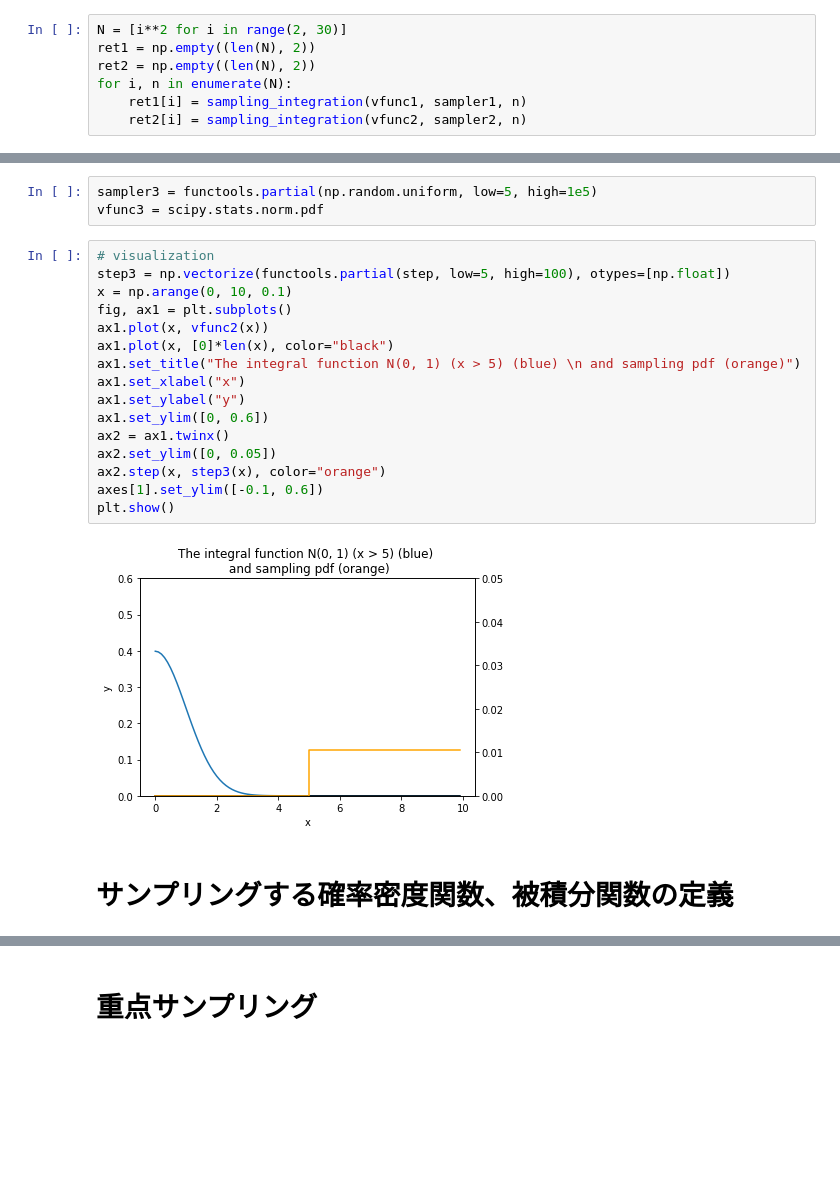
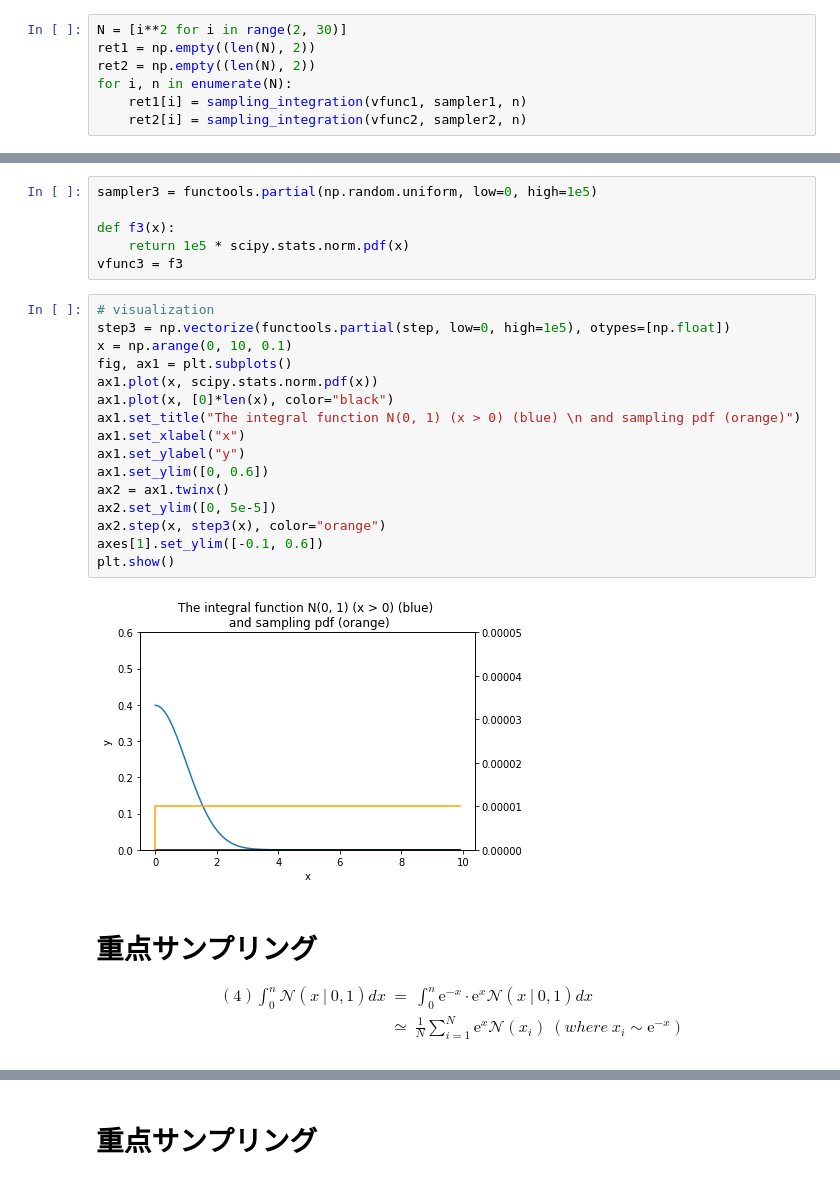
Before and after one commit to KitauraHiromi/work, a Jupyter notebook: jupyter/monte_carlo/importance_sampling.ipynb, the cells around one changed output, grey strips where cells are left out. Saved outputs shown, nothing was run; the diff lists cells and outputs as text; blank space fills up the shorter version.

```diff
--- a/jupyter/monte_carlo/importance_sampling.ipynb
+++ b/jupyter/monte_carlo/importance_sampling.ipynb
@@ -159,24 +157,32 @@ plt.show()
 # %%
-sampler3 = functools.partial(np.random.uniform, low=5, high=1e5)
-vfunc3 = scipy.stats.norm.pdf
+sampler3 = functools.partial(np.random.uniform, low=0, high=1e5)
+
+def f3(x):
+    return 1e5 * scipy.stats.norm.pdf(x)
+vfunc3 = f3
 # %%
 # visualization
-step3 = np.vectorize(functools.partial(step, low=5, high=100), otypes=[np.float])
+step3 = np.vectorize(functools.partial(step, low=0, high=1e5), otypes=[np.float])
 x = np.arange(0, 10, 0.1)
 fig, ax1 = plt.subplots()
-ax1.plot(x, vfunc2(x))
+ax1.plot(x, scipy.stats.norm.pdf(x))
 ax1.plot(x, [0]*len(x), color="black")
-ax1.set_title("The integral function N(0, 1) (x > 5) (blue) \n and sampling pdf (orange)")
+ax1.set_title("The integral function N(0, 1) (x > 0) (blue) \n and sampling pdf (orange)")
 ax1.set_xlabel("x")
 ax1.set_ylabel("y")
 ax1.set_ylim([0, 0.6])
 ax2 = ax1.twinx()
-ax2.set_ylim([0, 0.05])
+ax2.set_ylim([0, 5e-5])
 ax2.step(x, step3(x), color="orange")
 axes[1].set_ylim([-0.1, 0.6])
 plt.show()
 # %% [output]
-[figure, old version]
+[figure, new version]
-# %% [markdown]
-# サンプリングする確率密度関数、被積分関数の定義
+# %% [markdown]
+# 重点サンプリング
+
+\begin{eqnarray*}
+(4)\int_{0}^n \mathcal{N}(x\ |\ 0, 1) dx &=& \int_{0}^n \mathrm{e}^{-x} \cdot \mathrm{e}^{x} \mathcal{N}(x\ |\ 0, 1) dx \\
+&\simeq& \frac{1}{N} \sum_{i=1}^N \mathrm{e}^{x}\mathcal{N}(x_i)\ (where \ x_i \sim \mathrm{e}^{-x})
+\end{eqnarray*}
 # %%
```
Also changed, not shown: parts of 11 cells of this notebook.
